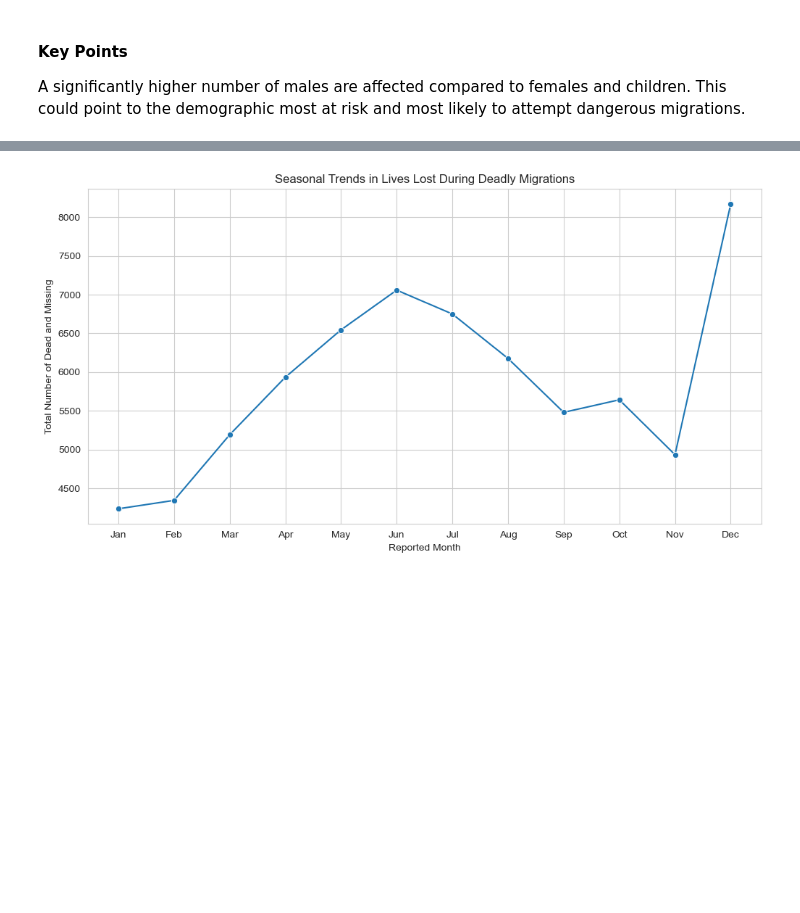
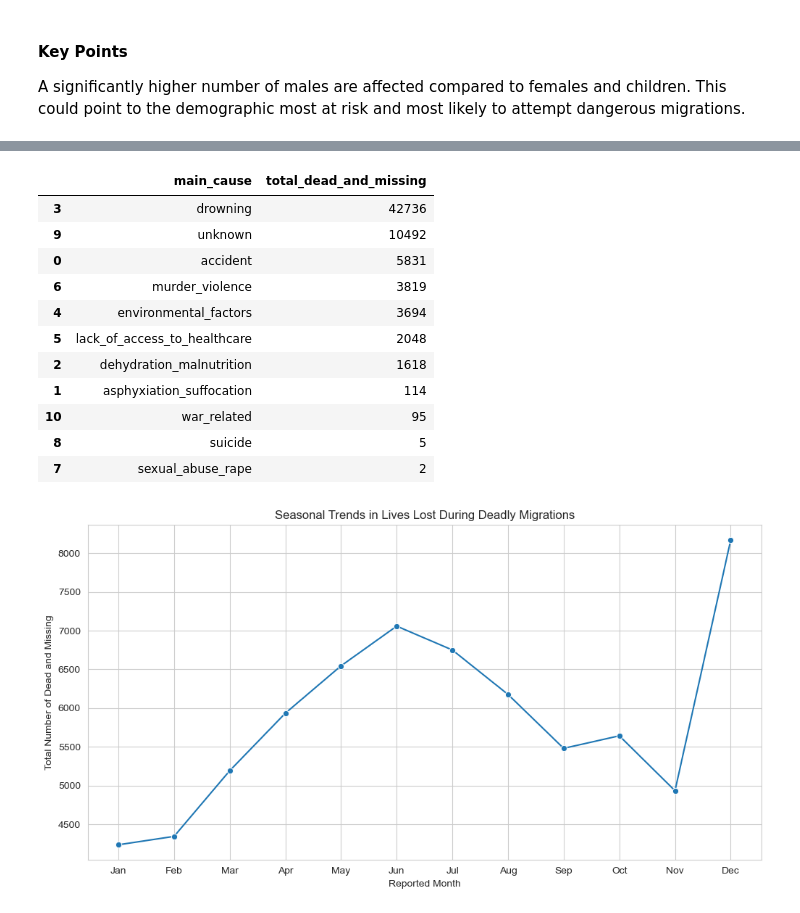
Before and after one commit to lilitrdavidyan/missing_migrants, a Jupyter notebook: missing_migrants_ hypothesis_testing.ipynb, the cells around one changed output, grey strips where cells are left out. Saved outputs shown, nothing was run; the diff lists cells and outputs as text; code cells hidden in the pictures; blank space fills up the shorter version.

```diff
--- a/missing_migrants_ hypothesis_testing.ipynb
+++ b/missing_migrants_ hypothesis_testing.ipynb
@@ -365,3 +365,18 @@ plt.show()
+# %%
+cause_deaths
+# %% [output]
+|  | main_cause | total_dead_and_missing |
+| 3 | drowning | 42736 |
+| 9 | unknown | 10492 |
+| 0 | accident | 5831 |
+| 6 | murder_violence | 3819 |
+| 4 | environmental_factors | 3694 |
+| 5 | lack_of_access_to_healthcare | 2048 |
+| 2 | dehydration_malnutrition | 1618 |
+| 1 | asphyxiation_suffocation | 114 |
+| 10 | war_related | 95 |
+| 8 | suicide | 5 |
+| 7 | sexual_abuse_rape | 2 |
 # %%
 # Group the data by reported month and sum up the total number of deaths
 monthly_deaths = data.groupby('reported_month')['total_dead_and_missing'].sum().reset_index()
```
Also changed, not shown: parts of 2 cells of this notebook, 41 other files.
